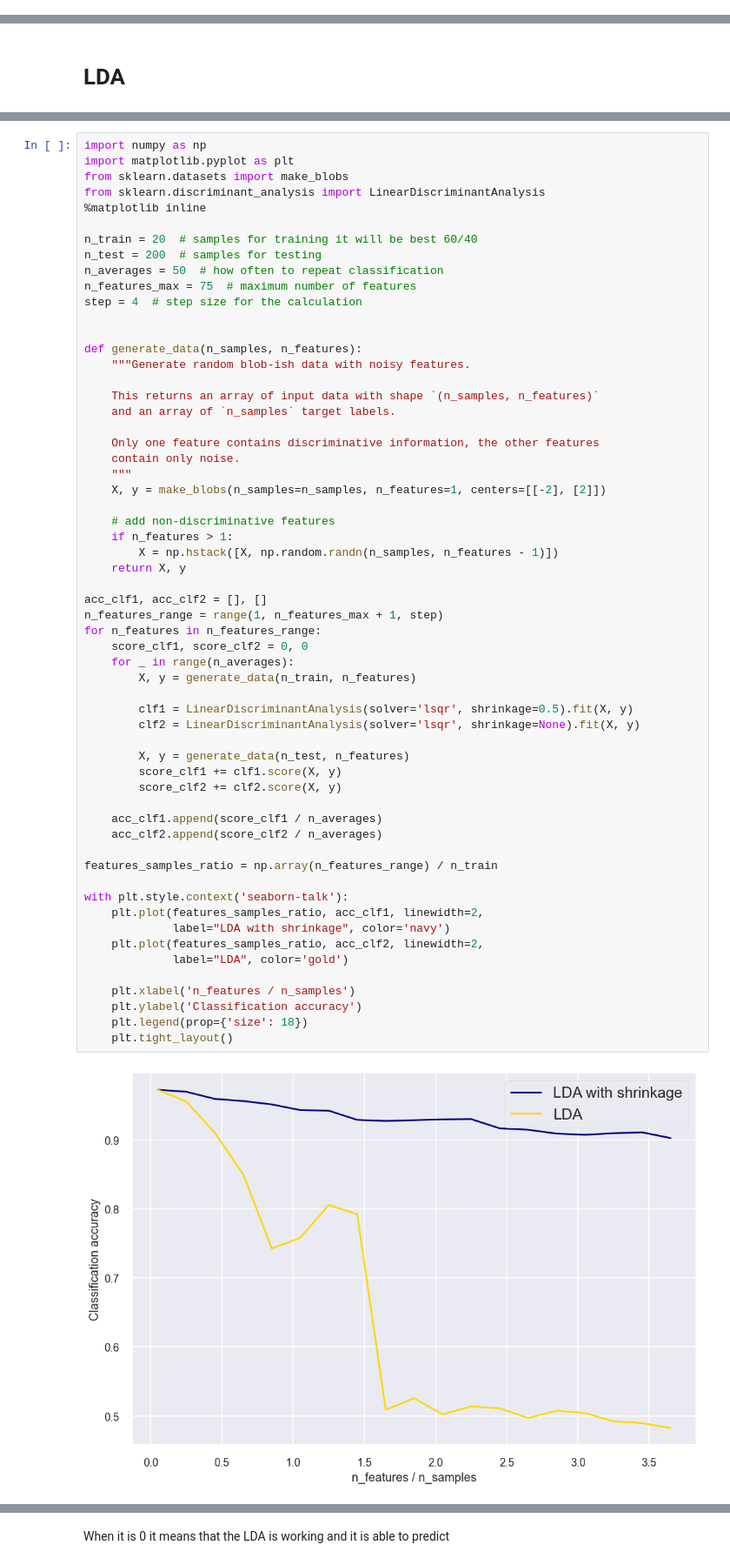
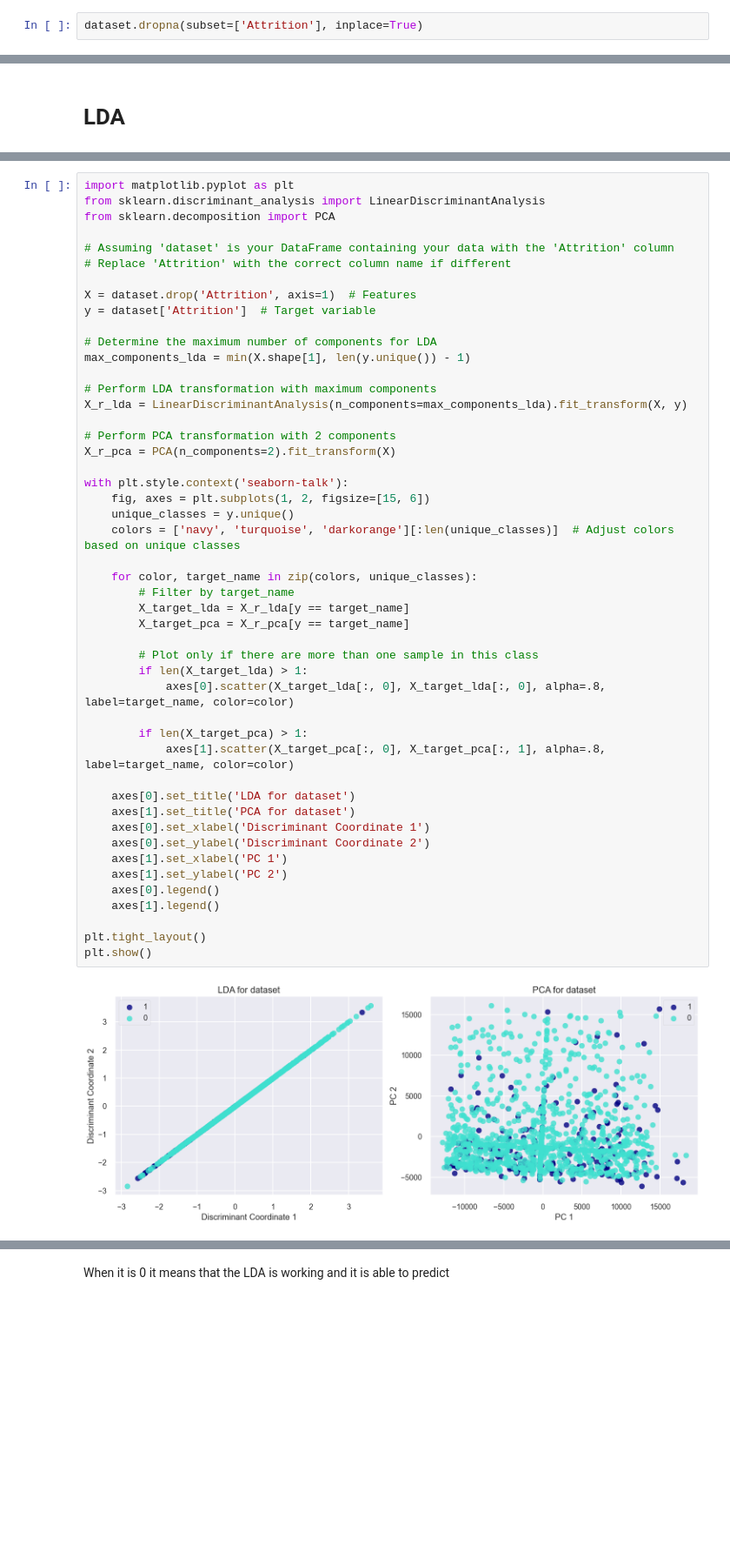
Before and after one commit to Sba23037/CristinaPriolo_Sba23037_Lvl8_CA2_Integrated, a Jupyter notebook: CristinaPriolo_Sba23037_Lvl8_CA2_Integrated.ipynb, the cells around one changed output, grey strips where cells are left out. Shown at 87% size. Drawn from its saved outputs; the diff is of its cells as text; blank space fills up the shorter version.

Commit message:
testing LDA changed EDA
dropped the missing variable of "Attrition" feature and after i label encoder them to test again LDA due that wasn't accurate

```diff
--- a/CristinaPriolo_Sba23037_Lvl8_CA2_Integrated.ipynb
+++ b/CristinaPriolo_Sba23037_Lvl8_CA2_Integrated.ipynb
@@ -278,0 +301,2 @@ print(dataset.head())
+# %%
+dataset.dropna(subset=['Attrition'], inplace=True)
@@ -615,61 +774,50 @@ dataset_pca.head()
 # %%
-import numpy as np
 import matplotlib.pyplot as plt
-from sklearn.datasets import make_blobs
 from sklearn.discriminant_analysis import LinearDiscriminantAnalysis
-%matplotlib inline
+from sklearn.decomposition import PCA
 
-n_train = 20  # samples for training it will be best 60/40
-n_test = 200  # samples for testing
-n_averages = 50  # how often to repeat classification
-n_features_max = 75  # maximum number of features
-step = 4  # step size for the calculation
+# Assuming 'dataset' is your DataFrame containing your data with the 'Attrition' column
+# Replace 'Attrition' with the correct column name if different
 
+X = dataset.drop('Attrition', axis=1)  # Features
+y = dataset['Attrition']  # Target variable
 
-def generate_data(n_samples, n_features):
-    """Generate random blob-ish data with noisy features.
+# Determine the maximum number of components for LDA
+max_components_lda = min(X.shape[1], len(y.unique()) - 1)
 
-    This returns an array of input data with shape `(n_samples, n_features)`
-    and an array of `n_samples` target labels.
+# Perform LDA transformation with maximum components
+X_r_lda = LinearDiscriminantAnalysis(n_components=max_components_lda).fit_transform(X, y)
 
-    Only one feature contains discriminative information, the other features
-    contain only noise.
-    """
-    X, y = make_blobs(n_samples=n_samples, n_features=1, centers=[[-2], [2]])
-
-    # add non-discriminative features
-    if n_features > 1:
-        X = np.hstack([X, np.random.randn(n_samples, n_features - 1)])
-    return X, y
-
-acc_clf1, acc_clf2 = [], []
-n_features_range = range(1, n_features_max + 1, step)
-for n_features in n_features_range:
-    score_clf1, score_clf2 = 0, 0
-    for _ in range(n_averages):
-        X, y = generate_data(n_train, n_features)
-
-        clf1 = LinearDiscriminantAnalysis(solver='lsqr', shrinkage=0.5).fit(X, y)
-        clf2 = LinearDiscriminantAnalysis(solver='lsqr', shrinkage=None).fit(X, y)
-
-        X, y = generate_data(n_test, n_features)
-        score_clf1 += clf1.score(X, y)
-        score_clf2 += clf2.score(X, y)
-
-    acc_clf1.append(score_clf1 / n_averages)
-    acc_clf2.append(score_clf2 / n_averages)
-
-features_samples_ratio = np.array(n_features_range) / n_train
+# Perform PCA transformation with 2 components
+X_r_pca = PCA(n_components=2).fit_transform(X)
 
 with plt.style.context('seaborn-talk'):
-    plt.plot(features_samples_ratio, acc_clf1, linewidth=2,
-             label="LDA with shrinkage", color='navy')
-    plt.plot(features_samples_ratio, acc_clf2, linewidth=2,
-             label="LDA", color='gold')
+    fig, axes = plt.subplots(1, 2, figsize=[15, 6])
+    unique_classes = y.unique()
+    colors = ['navy', 'turquoise', 'darkorange'][:len(unique_classes)]  # Adjust colors based on unique classes
 
-    plt.xlabel('n_features / n_samples')
-    plt.ylabel('Classification accuracy')
-    plt.legend(prop={'size': 18})
-    plt.tight_layout()
+    for color, target_name in zip(colors, unique_classes):
+        # Filter by target_name
+        X_target_lda = X_r_lda[y == target_name]
+        X_target_pca = X_r_pca[y == target_name]
+
+        # Plot only if there are more than one sample in this class
+        if len(X_target_lda) > 1:
+            axes[0].scatter(X_target_lda[:, 0], X_target_lda[:, 0], alpha=.8, label=target_name, color=color)
+
+        if len(X_target_pca) > 1:
+            axes[1].scatter(X_target_pca[:, 0], X_target_pca[:, 1], alpha=.8, label=target_name, color=color)
+
+    axes[0].set_title('LDA for dataset')
+    axes[1].set_title('PCA for dataset')
+    axes[0].set_xlabel('Discriminant Coordinate 1')
+    axes[0].set_ylabel('Discriminant Coordinate 2')
+    axes[1].set_xlabel('PC 1')
+    axes[1].set_ylabel('PC 2')
+    axes[0].legend()
+    axes[1].legend()
+
+plt.tight_layout()
+plt.show()
 # %% [output]
-[figure, old version]
+[figure, new version]
```
Also changed, not shown: parts of 44 cells of this notebook.
